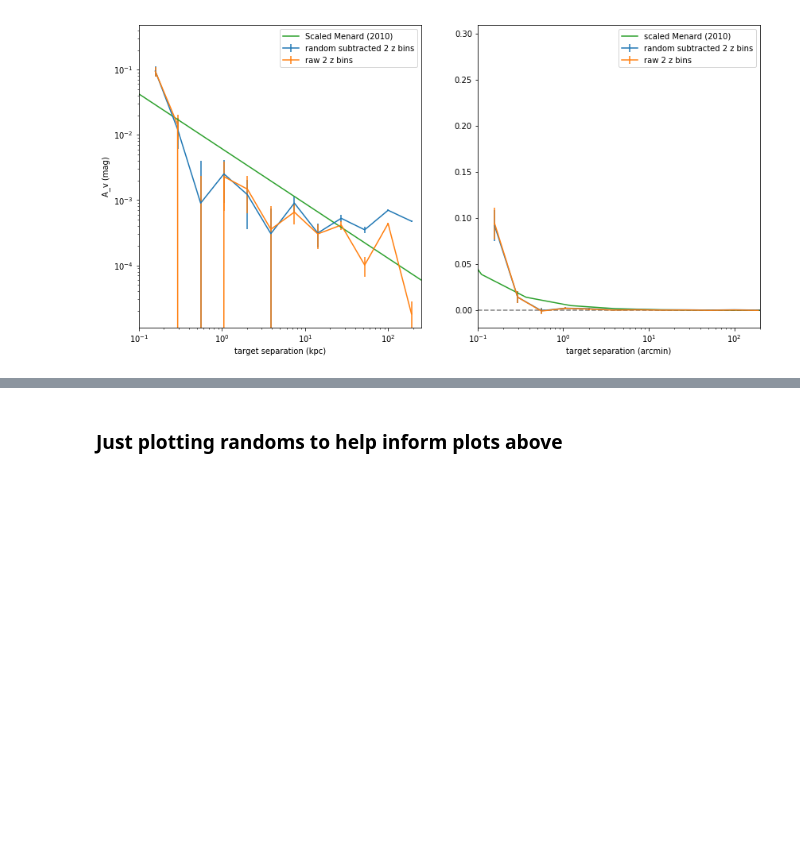
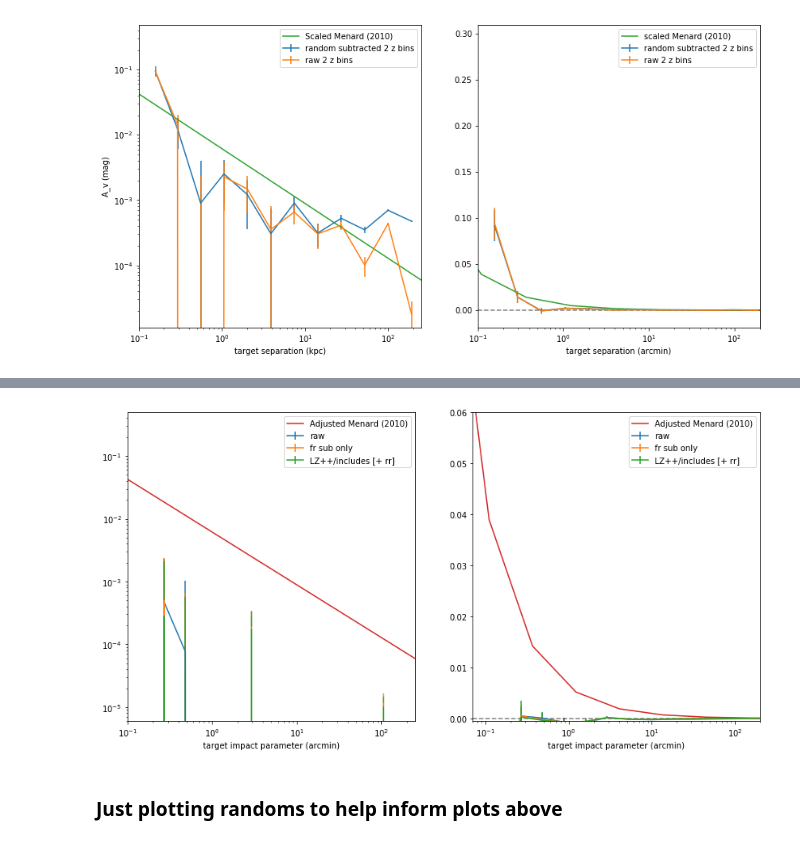
Before and after one commit to mcclearyj/dusthalos, a Jupyter notebook: make-correlation-plots.ipynb, the cells around one changed output, grey strips where cells are left out. Saved outputs shown, nothing was run; the diff lists cells and outputs as text; code cells hidden in the pictures; blank space fills up the shorter version.

```diff
--- a/make-correlation-plots.ipynb
+++ b/make-correlation-plots.ipynb
@@ -113,0 +112,10 @@ rr=fitsio.read('/Users/jemcclea/Research/DES_DUST/round2/dusthalos/outputs/dust_
+# %%
+dd1=fitsio.read('/Users/jemcclea/Research/DES_DUST/round2/dusthalos/outputs/dustCorr_dd_orthonorm-v1.fits') # The dust signal -- real fg x real background
+dr1=fitsio.read('/Users/jemcclea/Research/DES_DUST/round2/dusthalos/outputs/dustCorr_dr_orthonorm-v1.fits') # fg x random background
+fr1=fitsio.read('/Users/jemcclea/Research/DES_DUST/round2/dusthalos/outputs/dustCorr_fr_orthonorm-v1.fits') # random fg x background
+rr1=fitsio.read('/Users/jemcclea/Research/DES_DUST/round2/dusthalos/outputs/dustCorr_rr_orthonorm-v1.fits') # random fg x random background
+# %%
+dd2=fitsio.read('/Users/jemcclea/Research/DES_DUST/round2/dusthalos/outputs/dustCorr_dd_orthonorm-v2.fits') # The dust signal -- real fg x real background
+dr2=fitsio.read('/Users/jemcclea/Research/DES_DUST/round2/dusthalos/outputs/dustCorr_dr_orthonorm-v2.fits') # fg x random background
+fr2=fitsio.read('/Users/jemcclea/Research/DES_DUST/round2/dusthalos/outputs/dustCorr_fr_orthonorm-v2.fits') # random fg x background
+rr2=fitsio.read('/Users/jemcclea/Research/DES_DUST/round2/dusthalos/outputs/dustCorr_rr_orthonorm-v2.fits') # random fg x random background
@@ -166,3 +174,50 @@ fig.savefig('/Users/jemcclea/Research/DES_DUST/round2/dusthalos/outputs/correlat
+# %%
+fig = plt.figure(figsize=(14,7))
+
+### in log space
+ax=fig.add_subplot(121)
+ax.errorbar(dd2['meanR'],dd2['kappa'],yerr=dd2['sigma'],label='raw')
+ax.errorbar(dd2['meanR'],dd2['kappa']-fr2['kappa'],yerr=dd2['sigma'],label='fr sub only')
+ax.errorbar(dd2['meanR'],dd2['kappa']-fr2['kappa']-dr2['kappa'] + rr2['kappa'],yerr=dd2['sigma'],label='LZ++/includes [+ rr]')
+
+ax.set_xscale('log')
+ax.set_yscale('log')
+#ax.set_ylim(1e-5,1e-1)
+ax.set_xlim(0.1,250)
+r = np.logspace(-2,2.7,10)
+av2 = 2.4e-3 * (r/3.06)**(-0.84)
+ax.plot(r,av2,label='Adjusted Menard (2010)')
+
+ax.legend()
+ax.set_xlabel('target impact parameter (arcmin)')
+
+#Uncomment to get axis in physical scale: Mpc
+"""
+a=ax.get_xticks().tolist()
+print a
+physical=[a[i]*.1004 for i in range(len(a))]
+ax.set_xticklabels(physical)
+ax.set_xlabel('Impact parameter (Mpc)')
+ax.set_ylabel('A_v (mag)')
+ax.legend()
+"""
+### in linear space
+ax2=fig.add_subplot(122)
+ax2.errorbar(dd2['meanR'],dd2['kappa'],yerr=dd2['sigma'],label='raw')
+ax2.errorbar(dd2['meanR'],dd2['kappa']-fr2['kappa'],yerr=dd2['sigma'],label='fr sub only')
+ax2.errorbar(dd2['meanR'],dd2['kappa']-fr2['kappa']-dr2['kappa'] + rr2['kappa'],yerr=dd1['sigma'],label='LZ++/includes [+ rr]')
+
+
+ax2.set_xlim(0.07,200)
+ax2.set_ylim(-5e-4,0.06)
+ax2.plot(r,av2,label='Adjusted Menard (2010)')
+ax2.set_xscale('log')
+ax2.axhline(0,color='black',linestyle='--',alpha=0.5)
+ax2.set_xlabel('target impact parameter (arcmin)')
+ax2.legend()
+fig.savefig('/Users/jemcclea/Research/DES_DUST/round2/dusthalos/outputs/correlationFuncFigures/scos-v2_variousRandoms.png')
+# %% [output]
+[figure, added]
 # %% [markdown]
 ### Just plotting randoms to help inform plots above
 # %% [raw]
```
Also changed, not shown: parts of 6 cells of this notebook, 3 other files.
